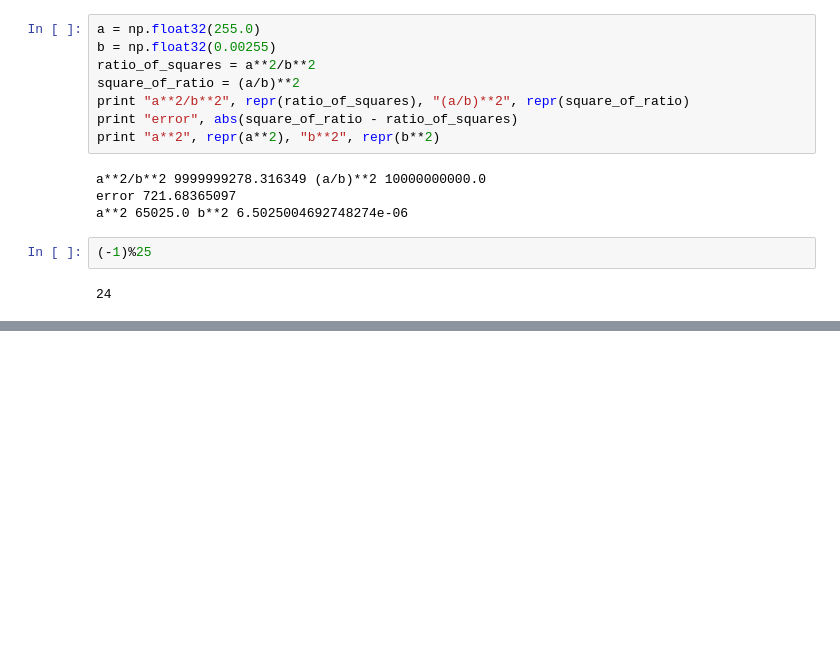
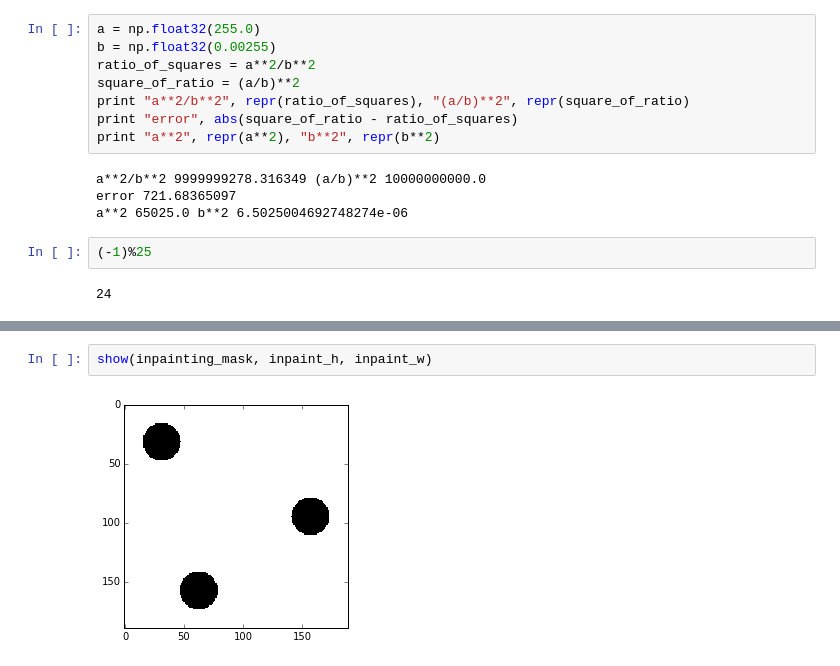
Before and after one commit to eqfinney/diffusion-models, a Jupyter notebook: diffusion.ipynb, the cells around one changed output, grey strips where cells are left out. Saved outputs shown, nothing was run; the diff lists cells and outputs as text; blank space fills up the shorter version.

```diff
--- a/diffusion.ipynb
+++ b/diffusion.ipynb
@@ -298,0 +309,4 @@ a**2 65025.0 b**2 6.5025004692748274e-06
+# %%
+show(inpainting_mask, inpaint_h, inpaint_w)
+# %% [output]
+[figure, added]
```
Also changed, not shown: parts of 31 cells of this notebook.
